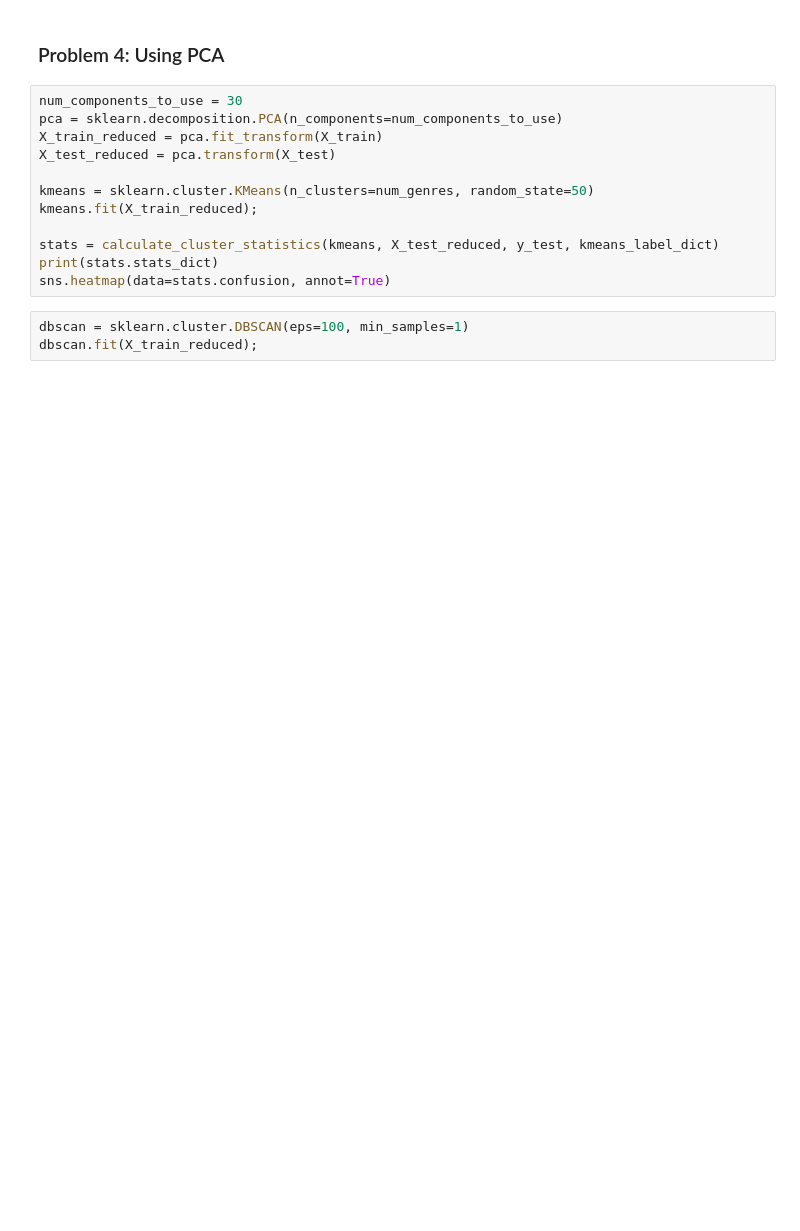
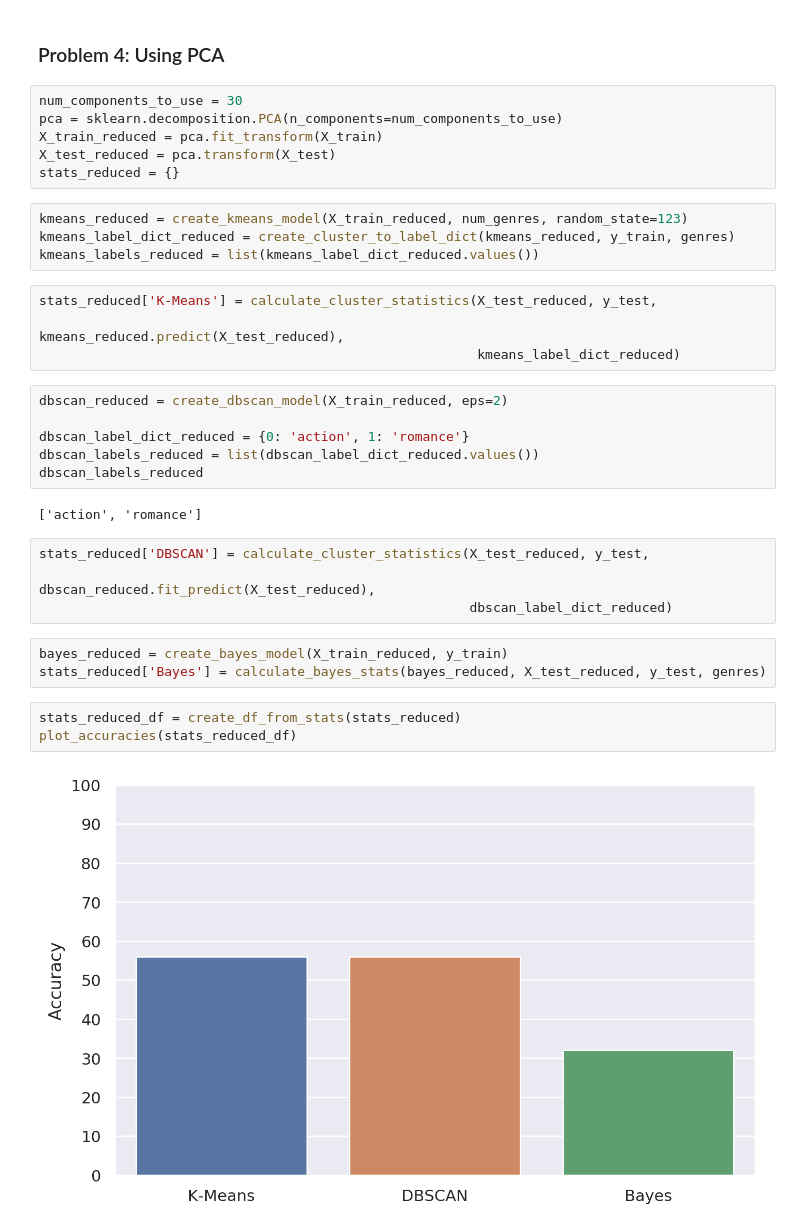
Before and after one commit to mnvsngv/cs696-bigdata, a Jupyter notebook: Midterm/Midterm.ipynb, the cells around one changed output. Cells and saved outputs as stored; diff of their text form; blank space fills up the shorter version.

```diff
--- a/Midterm/Midterm.ipynb
+++ b/Midterm/Midterm.ipynb
@@ -356,13 +362,32 @@ num_components_to_use = 30
 pca = sklearn.decomposition.PCA(n_components=num_components_to_use)
 X_train_reduced = pca.fit_transform(X_train)
 X_test_reduced = pca.transform(X_test)
-
-kmeans = sklearn.cluster.KMeans(n_clusters=num_genres, random_state=50)
-kmeans.fit(X_train_reduced);
-
-stats = calculate_cluster_statistics(kmeans, X_test_reduced, y_test, kmeans_label_dict)
-print(stats.stats_dict)
-sns.heatmap(data=stats.confusion, annot=True)
+stats_reduced = {}
-# %%
-dbscan = sklearn.cluster.DBSCAN(eps=100, min_samples=1)
-dbscan.fit(X_train_reduced);
+# %%
+kmeans_reduced = create_kmeans_model(X_train_reduced, num_genres, random_state=123)
+kmeans_label_dict_reduced = create_cluster_to_label_dict(kmeans_reduced, y_train, genres)
+kmeans_labels_reduced = list(kmeans_label_dict_reduced.values())
+# %%
+stats_reduced['K-Means'] = calculate_cluster_statistics(X_test_reduced, y_test,
+                                                        kmeans_reduced.predict(X_test_reduced),
+                                                        kmeans_label_dict_reduced)
+# %%
+dbscan_reduced = create_dbscan_model(X_train_reduced, eps=2)
+
+dbscan_label_dict_reduced = {0: 'action', 1: 'romance'}
+dbscan_labels_reduced = list(dbscan_label_dict_reduced.values())
+dbscan_labels_reduced
+# %% [output]
+['action', 'romance']
+# %%
+stats_reduced['DBSCAN'] = calculate_cluster_statistics(X_test_reduced, y_test,
+                                                       dbscan_reduced.fit_predict(X_test_reduced),
+                                                       dbscan_label_dict_reduced)
+# %%
+bayes_reduced = create_bayes_model(X_train_reduced, y_train)
+stats_reduced['Bayes'] = calculate_bayes_stats(bayes_reduced, X_test_reduced, y_test, genres)
+# %%
+stats_reduced_df = create_df_from_stats(stats_reduced)
+plot_accuracies(stats_reduced_df)
+# %% [output]
+[figure, added]
```
Also changed, not shown: parts of 22 cells of this notebook.
